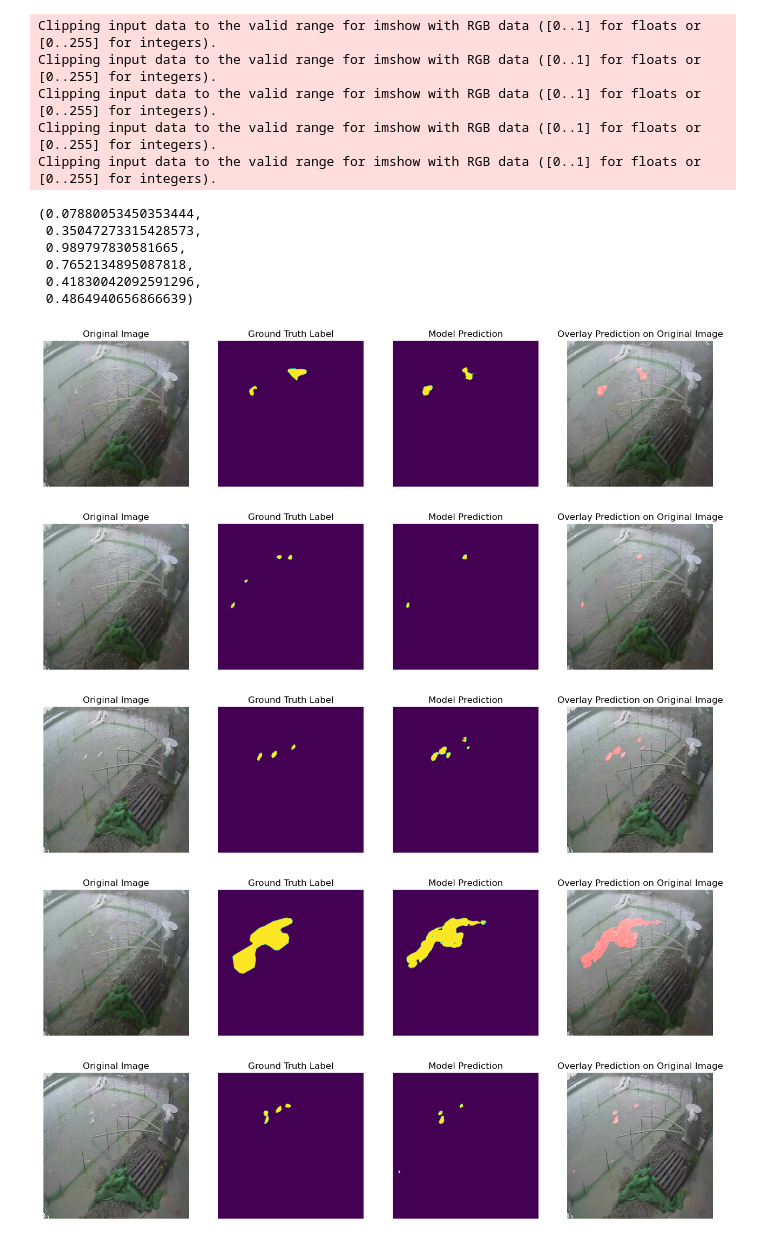
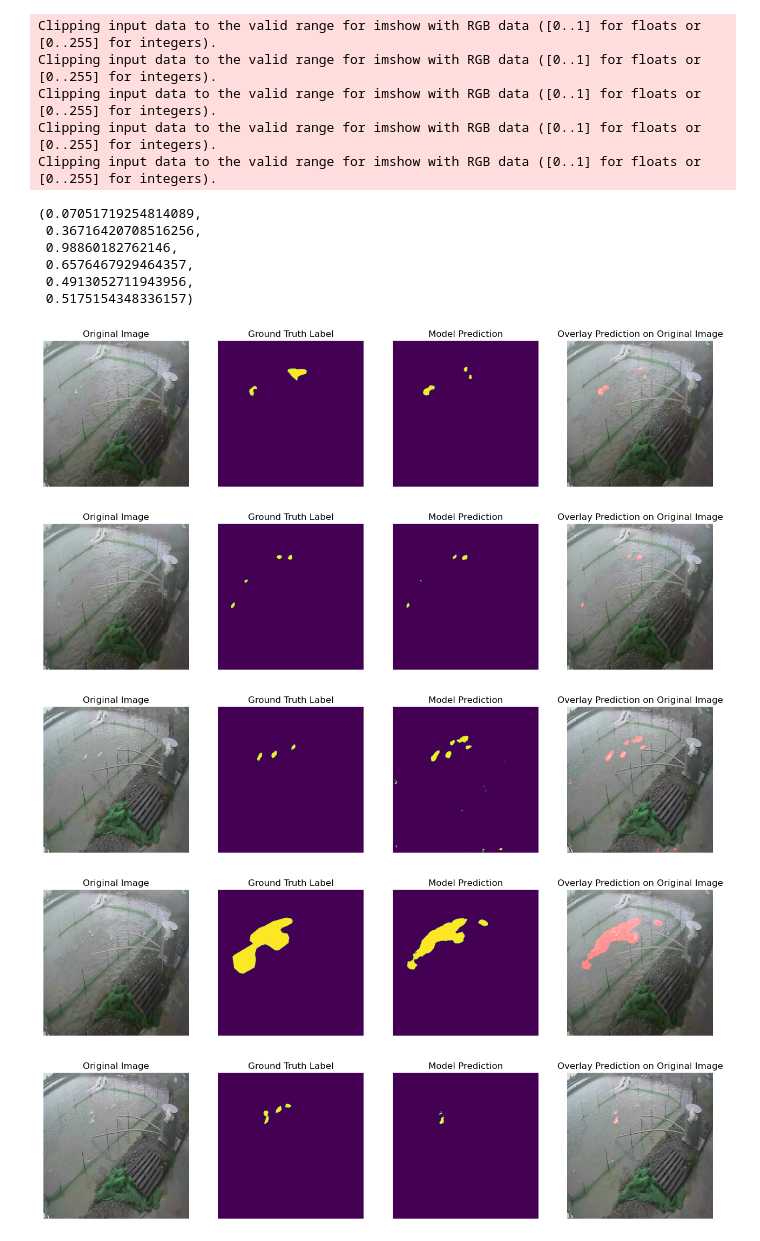
Before and after one commit to Eat-Apple-Again/RipplesDetection, a Jupyter notebook: KD_segformer_0409_num2.ipynb, the cells around one changed output. Drawn from its saved outputs; the diff is of its cells as text; code cells hidden in the pictures.

Commit message:
Attempted: teacher_ratio=0.5, temperature=5
Good result👍

```diff
--- a/KD_segformer_0409_num2.ipynb
+++ b/KD_segformer_0409_num2.ipynb
@@ -340,7 +340,7 @@ for train_size in train_sizes:
         train_loader = DataLoader(train_subset, batch_size=1, shuffle=False)
         val_loader = DataLoader(val_subset, batch_size=1, shuffle=False)
         # train
-        teacher_ratio = 0.1
+        teacher_ratio = 0.5
         temperature = 5
         lc = train(model_segformer, model_sam, processor_sam, train_loader, val_loader, train_size, True, teacher_ratio, temperature)
 
@@ -559,7 +559,7 @@ for key in metrics_keys:
 # %%
 def test_model_and_visualize_9(model, test_loader, num_visualizations=5):
     device = torch.device("cuda" if torch.cuda.is_available() else "cpu")
-    model.load_state_dict(torch.load('weights_KD_segformer_0409test_10\segformer_data_size_200.pth'))
+    model.load_state_dict(torch.load('weights_KD_segformer_0409test_50\segformer_data_size_200.pth'))
     model.to(device)
     model.eval()
 
@@ -592,39 +592,39 @@ def test_model_and_visualize_9(model, test_loader, num_visualizations=5):
             iou_scores.append(jaccard_score(true_flat, pred_flat, average='binary', zero_division=0))
             accuracies.append(accuracy_score(true_flat, pred_flat))
             precisions.append(precision_score(true_flat, pred_flat, average='binary', zero_division=0))
             recalls.append(recall_score(true_flat, pred_flat, average='binary', zero_division=0))
             f1_scores.append(f1_score(true_flat, pred_flat, average='binary', zero_division=0))
 
 
             if idx < num_visualizations:
                 # Visualize results
                 showSegmentationResult(model, [(image, mask)], num_images=1)
 
     avg_loss = total_loss / len(test_loader)
     avg_iou = np.mean(iou_scores)
     avg_accuracy = np.mean(accuracies)
     avg_precision = np.mean(precisions)
     avg_recall = np.mean(recalls)
     avg_f1 = np.mean(f1_scores)
 
 
     return avg_loss, avg_iou, avg_accuracy, avg_precision, avg_recall, avg_f1
 
 test_model_and_visualize_9(model_segformer, test_loader, 5)
 # %% [output]
 Clipping input data to the valid range for imshow with RGB data ([0..1] for floats or [0..255] for integers).
 Clipping input data to the valid range for imshow with RGB data ([0..1] for floats or [0..255] for integers).
 Clipping input data to the valid range for imshow with RGB data ([0..1] for floats or [0..255] for integers).
 Clipping input data to the valid range for imshow with RGB data ([0..1] for floats or [0..255] for integers).
 Clipping input data to the valid range for imshow with RGB data ([0..1] for floats or [0..255] for integers).
-(0.07880053450353444,
- 0.35047273315428573,
- 0.989797830581665,
- 0.7652134895087818,
- 0.41830042092591296,
- 0.4864940656866639)
+(0.07051719254814089,
+ 0.36716420708516256,
+ 0.98860182762146,
+ 0.6576467929464357,
+ 0.4913052711943956,
+ 0.5175154348336157)
 [figure]
 [figure]
-[figure, old version]
+[figure, new version]
-[figure, old version]
+[figure, new version]
 [figure]
```
Also changed, not shown: parts of 4 cells of this notebook.
